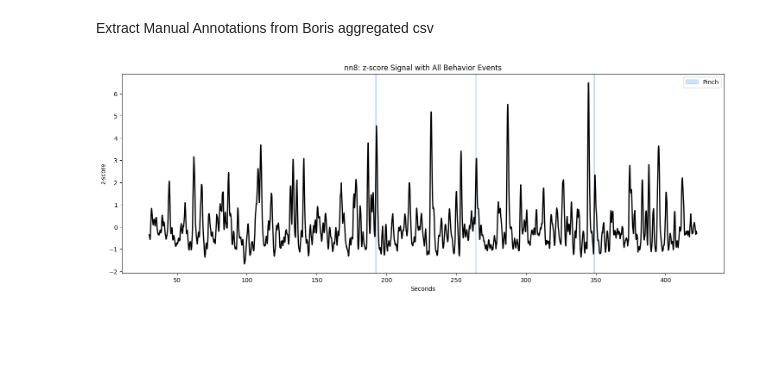
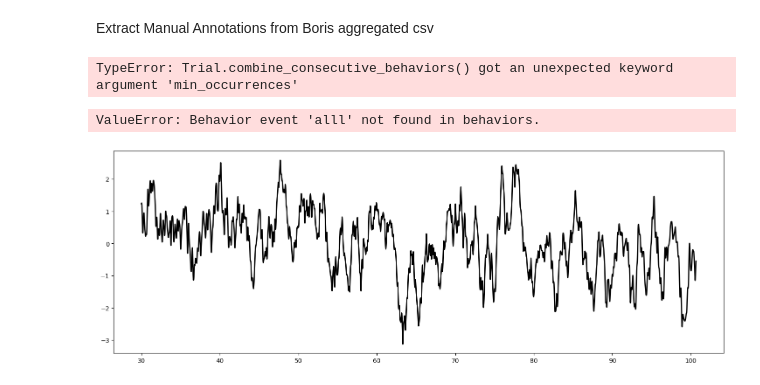
Before and after one commit to padillacoreanolab/Fiber_Photometry, a Jupyter notebook: C3_Pinch_Test.ipynb, the cells around one changed output. Drawn from its saved outputs; the diff is of its cells as text; code cells hidden in the pictures; blank space fills up the shorter version.

```diff
--- a/C3_Pinch_Test.ipynb
+++ b/C3_Pinch_Test.ipynb
@@ -54,5 +55,5 @@ from experiment_class import Experiment
 # %%
-single_recording_path = r"C:\Users\alber\OneDrive\Desktop\PC_Lab\Photometry\Pilot_2\Cohort 3\Code_Test\Experiment_Folder\nn8-250113-125130"
+single_recording_path = r"C:\Users\alber\Downloads\n8-240820-091400\n8-240820-091400"
 behavior_csv_path = r"C:\Users\alber\OneDrive\Desktop\PC_Lab\Photometry\Pilot_2\Cohort 3\Code_Test\Behavior_Folder\nn8-250113-125130.csv"
 # %%
 t1 = Trial(single_recording_path)
@@ -64,7 +66,7 @@ Preprocessing
 t1.remove_initial_LED_artifact(t=30)
 # t1.remove_final_data_segment(t = 10)
 t1.smooth_and_apply(window_len=int(t1.fs)*1)
-t1.apply_ma_baseline_correction()
+# t1.apply_ma_baseline_correction?()
 t1.align_channels()
 t1.compute_dFF()
 t1.compute_zscore()
@@ -75,7 +77,10 @@ Extract Manual Annotations from Boris aggregated csv
 t1.extract_manual_annotation_behaviors(behavior_csv_path)
 t1.combine_consecutive_behaviors(behavior_name='all', bout_time_threshold=2, min_occurrences=1)
 t1.remove_short_behaviors(behavior_name='all', min_duration=0.05)
+# %% [output]
+TypeError: Trial.combine_consecutive_behaviors() got an unexpected keyword argument 'min_occurrences'
 # %%
-t1.plot_behavior_event(behavior_name='all')
+t1.plot_behavior_event(behavior_name='alll')
 # %% [output]
+ValueError: Behavior event 'alll' not found in behaviors.
-[figure, old version]
+[figure, new version]
```
Also changed, not shown: parts of 2 cells of this notebook, 4 other files.
